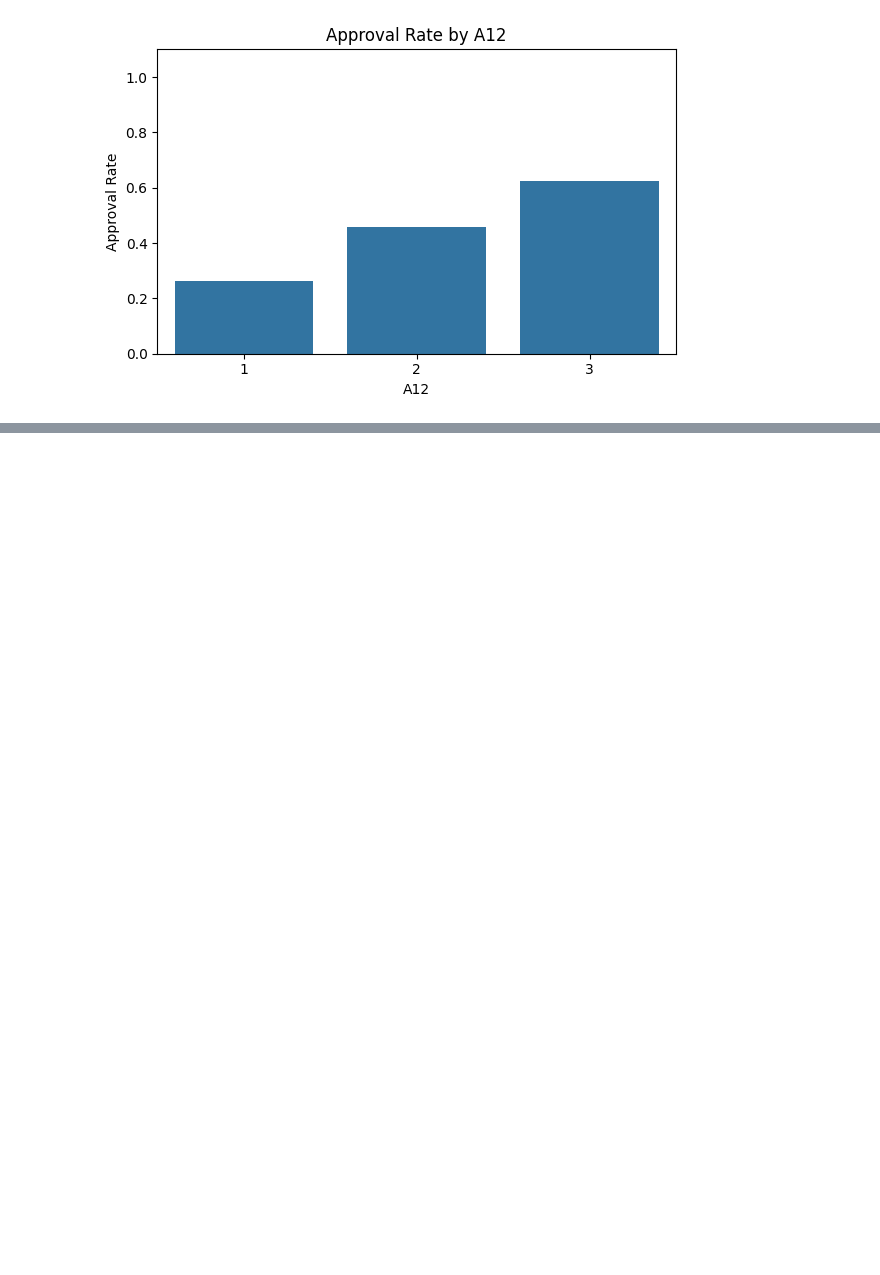
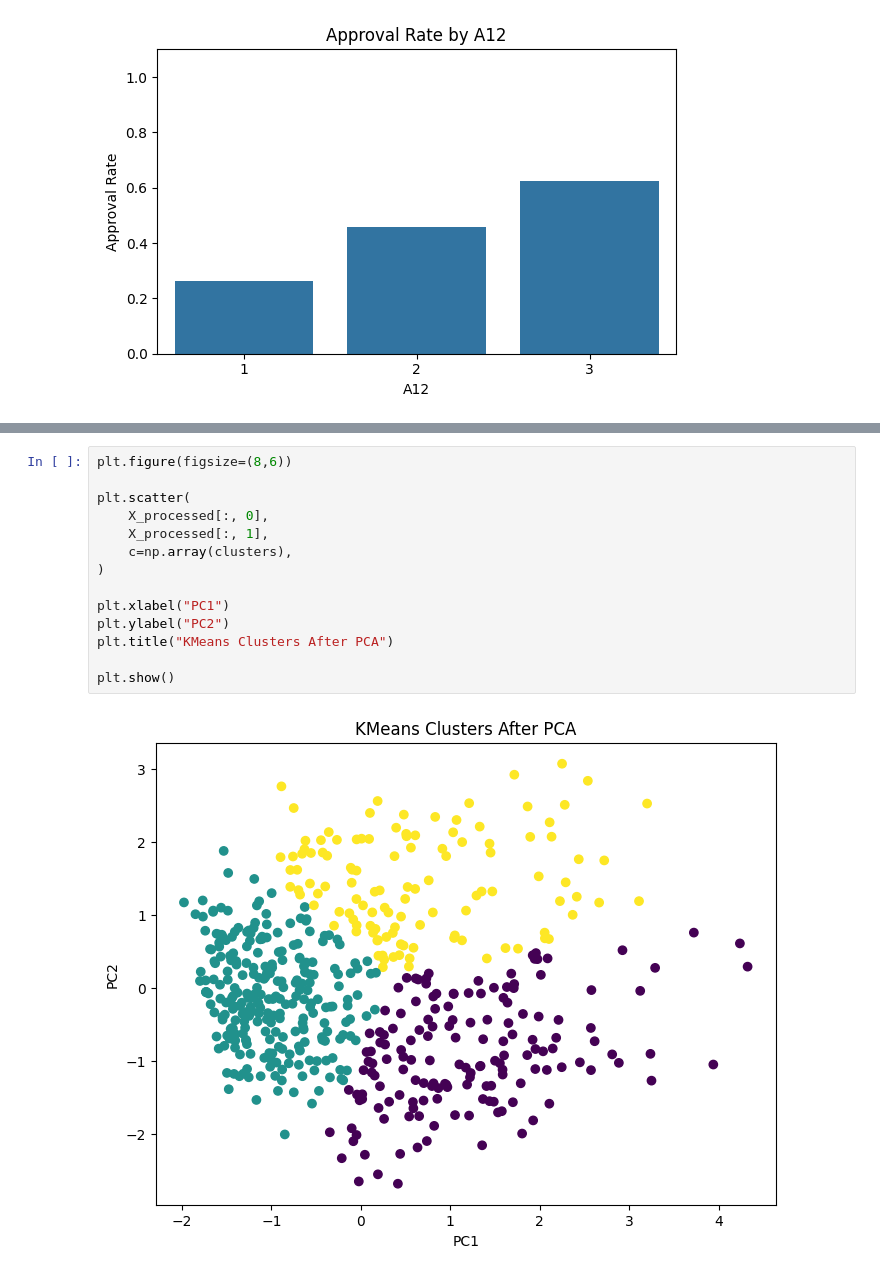
Before and after one commit to KikiHanAKKH/datathon2026, a Jupyter notebook: code.ipynb, the cells around one changed output, grey strips where cells are left out. Drawn from its saved outputs; the diff is of its cells as text; blank space fills up the shorter version.

```diff
--- a/code.ipynb
+++ b/code.ipynb
@@ -267,0 +353,16 @@ NameError: name 'pd' is not defined
+# %%
+plt.figure(figsize=(8,6))
+
+plt.scatter(
+    X_processed[:, 0],
+    X_processed[:, 1],
+    c=np.array(clusters),
+)
+
+plt.xlabel("PC1")
+plt.ylabel("PC2")
+plt.title("KMeans Clusters After PCA")
+
+plt.show()
+# %% [output]
+[figure, added]
```
Also changed, not shown: parts of 39 cells of this notebook, 9 other files.
